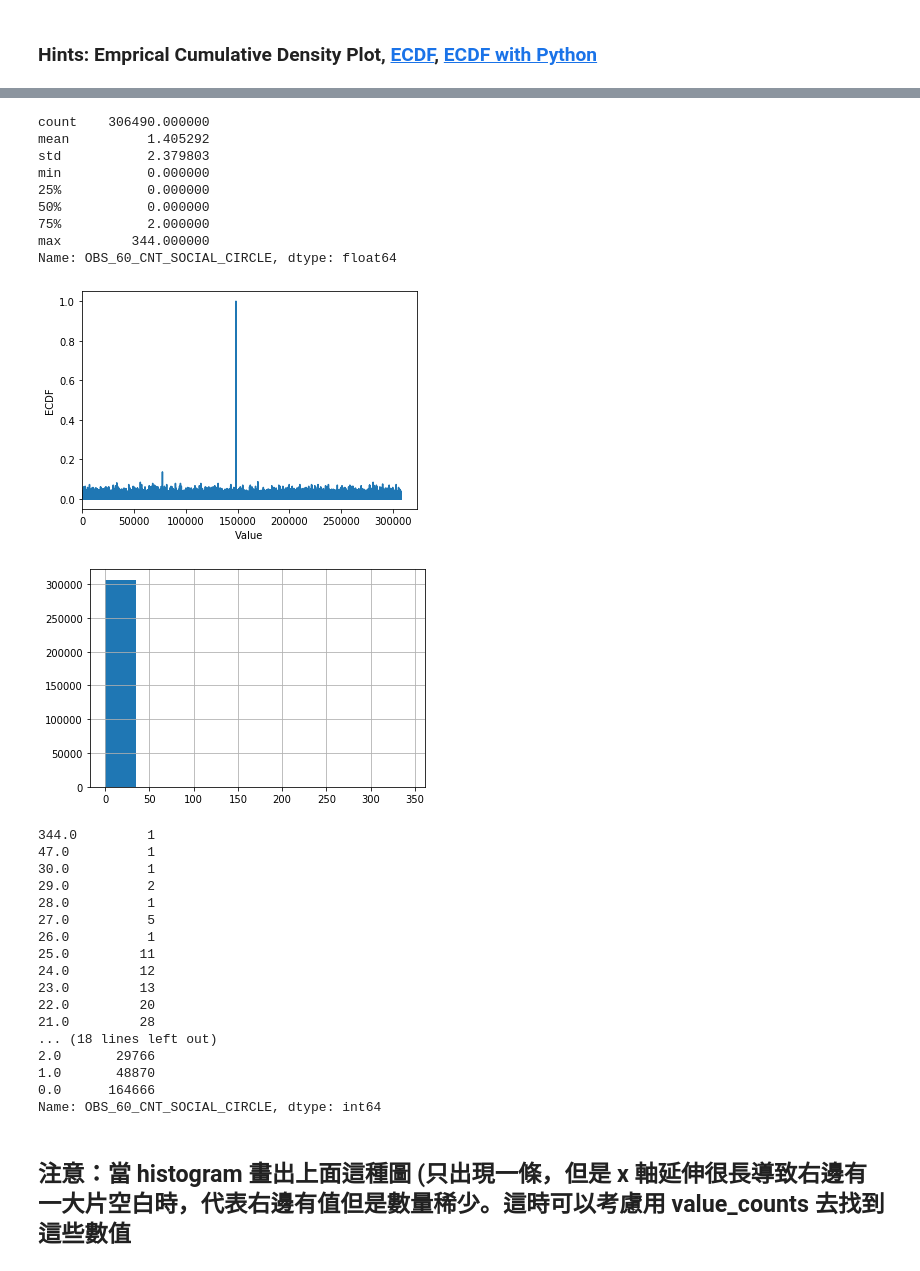
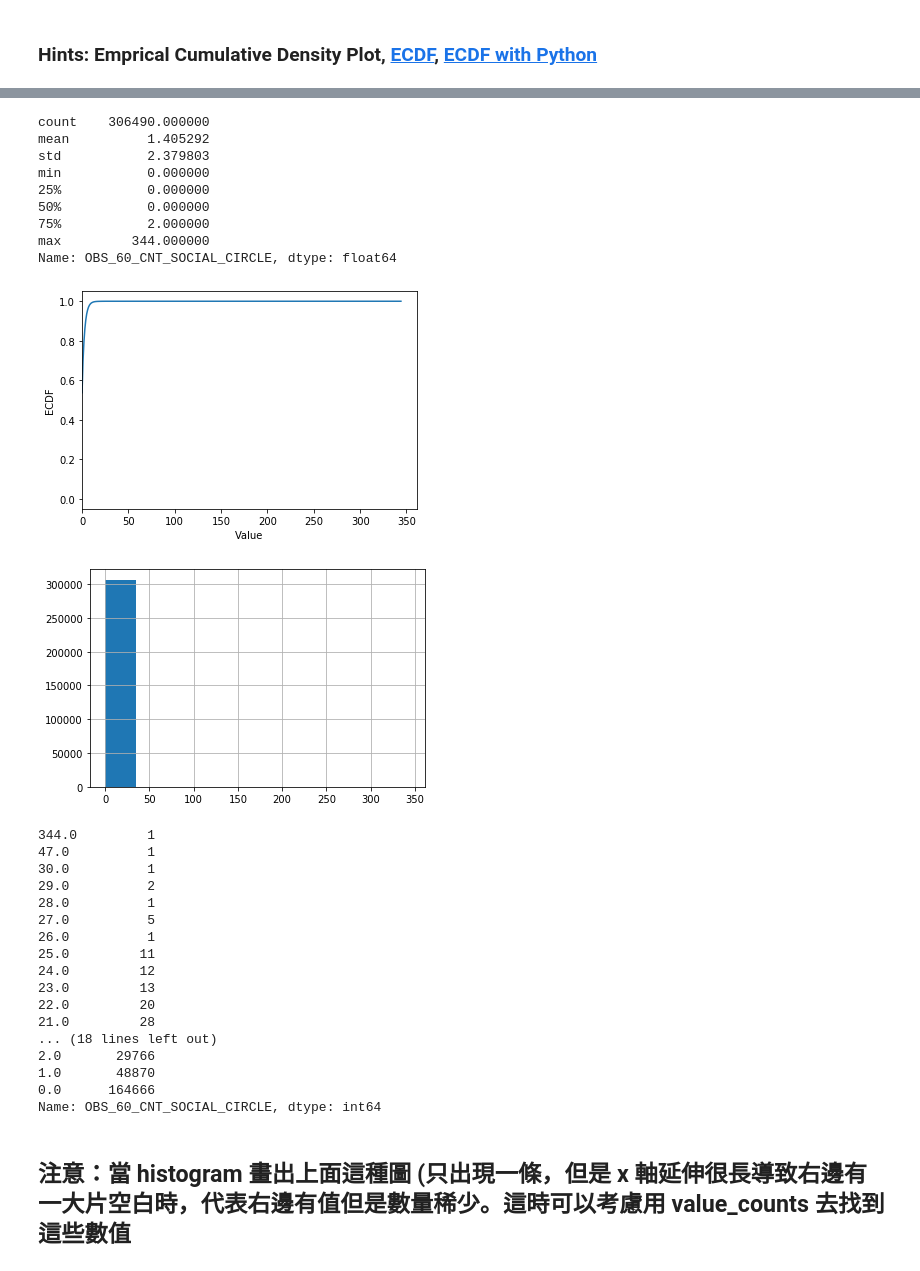
Before and after one commit to k1012ken/ML100Days, a Jupyter notebook: homework/Day_009_HW.ipynb, the cells around one changed output, grey strips where cells are left out. Saved outputs shown, nothing was run; the diff lists cells and outputs as text; code cells hidden in the pictures.

```diff
--- a/homework/Day_009_HW.ipynb
+++ b/homework/Day_009_HW.ipynb
@@ -174,35 +190,35 @@ Name: REGION_POPULATION_RELATIVE, Length: 81, dtype: int64
 # %%
 # 最大值落在分布之外
 print(app_train['OBS_60_CNT_SOCIAL_CIRCLE'].describe())
 
 # 繪製 Empirical Cumulative Density Plot (ECDF)
 """
 Your Code Here
 """
-cdf = app_train['OBS_60_CNT_SOCIAL_CIRCLE']
+cdf = app_train['OBS_60_CNT_SOCIAL_CIRCLE'].value_counts().sort_index().cumsum()
 
 
 plt.plot(list(cdf.index), cdf/cdf.max())
 plt.xlabel('Value')
 plt.ylabel('ECDF')
 plt.xlim([cdf.index.min() * 0.95, cdf.index.max() * 1.05])
 plt.ylim([-0.05,1.05]) # 限制顯示圖片的範圍
 plt.show()
 
 app_train['OBS_60_CNT_SOCIAL_CIRCLE'].hist()
 plt.show()
 print(app_train['OBS_60_CNT_SOCIAL_CIRCLE'].value_counts().sort_index(ascending = False))
 # %% [output]
 count    306490.000000
 mean          1.405292
 std           2.379803
 min           0.000000
 25%           0.000000
 50%           0.000000
 75%           2.000000
 max         344.000000
 Name: OBS_60_CNT_SOCIAL_CIRCLE, dtype: float64
-[figure, old version]
+[figure, new version]
 [figure]
 344.0         1
 47.0          1
```
Also changed, not shown: parts of 9 cells of this notebook.
